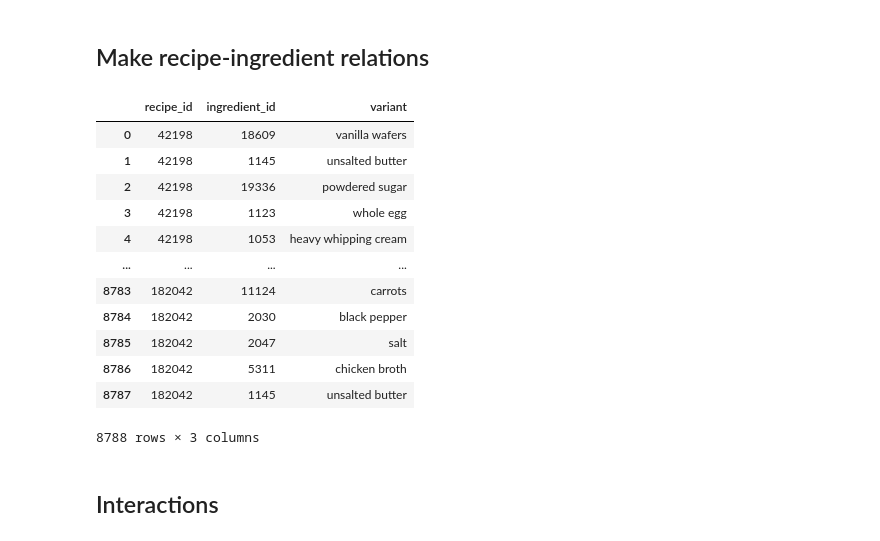
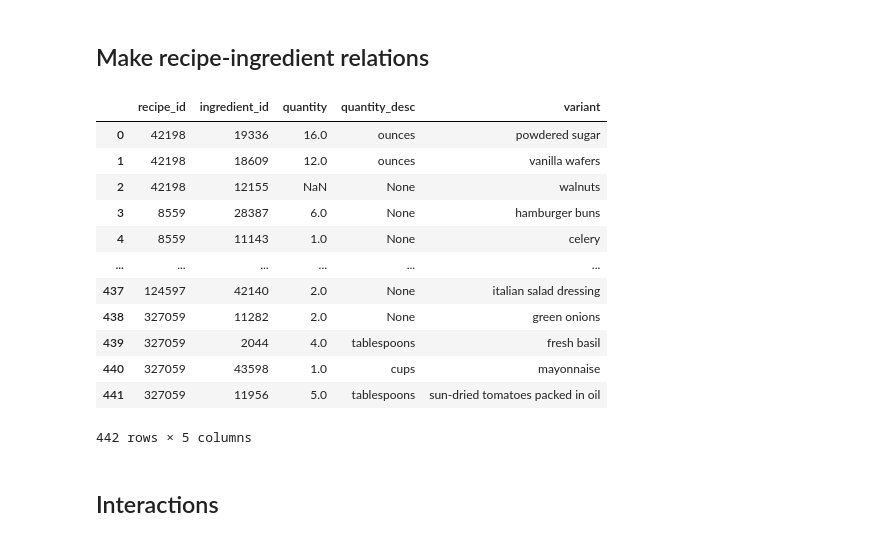
Before and after one commit to aprinawang/db-project, a Jupyter notebook: data/generate_csv.ipynb, the cells around one changed output. Drawn from its saved outputs; the diff is of its cells as text; code cells hidden in the pictures.

```diff
--- a/data/generate_csv.ipynb
+++ b/data/generate_csv.ipynb
@@ -79,9 +176,10 @@ def matchWord(target, tomatch):
 #### Get recipes that match cleaned ingredients
 # %%
 valid = dict()
+valid_with_ingred = dict()
 bad_match = dict()
 no_match = []
-for _, recipe in recipes.loc[:20000].iterrows():
+for _, recipe in recipes.loc[:2000].iterrows():
   skip = False
   ingreds_in_recipe = dict()
   for ingred in recipe["ingredients"]:
@@ -101,6 +199,9 @@ for _, recipe in recipes.loc[:20000].iterrows():
       skip = True
       break
   if not skip:
-    # print(ingreds_in_recipe)
-    valid[recipe['name']] = ingreds_in_recipe
+    quantity_info = get_ingredient_quantities(recipe)
+    if quantity_info:
+      result_dict = {key: (ingreds_in_recipe[key], quantity_info[key]) for key in set(ingreds_in_recipe) & set(quantity_info)}
+      valid_with_ingred[recipe['name']] = (quantity_info)
+      valid[recipe['name']] = result_dict
     skip = False
@@ -108,11 +227,11 @@ for _, recipe in recipes.loc[:20000].iterrows():
 ## Get needed ingredients
 # %%
 print("Valid recipes: ", len(valid))
-unique_ingreds = list(set(ingred for recipe in valid.values() for ingred in recipe.values()))
+unique_ingreds = list(set(ingred for recipe in valid.values() for ingred, _ in recipe.values()))
 print("Unique ingredients in recipes: ", len(unique_ingreds))
 
 mask = ingredients['Cleaned_Desc'].isin(unique_ingreds)
 unneeded_cols = ["Shrt_Desc", "Refuse_Pct", "index"]
-ingredients_csv = ingredients[mask].drop(columns=unneeded_cols).drop_duplicates(subset=['Cleaned_Desc'], keep='first').reset_index(drop=True)
-ingredients_csv
+ingredients_working = ingredients[mask].drop(columns=unneeded_cols).drop_duplicates(subset=['Cleaned_Desc'], keep='first').reset_index(drop=True)
+ingredients_working
 # %% [output]
@@ -136,8 +312,10 @@ Unique ingredients in recipes:  544
 # %%
 valid_recipe_names = list(valid.keys())
 
-recipes_csv = recipes[recipes['name'].isin(valid_recipe_names)].drop_duplicates(subset=['name'], keep='first').reset_index(drop=True)
+recipes_working = recipes[recipes['name'].isin(valid_recipe_names)].drop_duplicates(subset=['name'], keep='first').reset_index(drop=True)
 
-recipes_csv
+recipes_working['steps'] = recipes_working['steps'].apply(ast.literal_eval)
+
+recipes_working
 # %% [output]
 |  | name | id | minutes | contributor_id | submitted | tags | nutrition | n_steps | steps | ... |
@@ -155,0 +364,11 @@ recipes_csv
+# %%
+recipes_working
+
+to_keep = ["name", "id", "contributor_id", "submitted", "tags", "description", "nutrition"]
+to_drop = set(recipes_working.columns) - set(to_keep)
+
+recipes_csv = recipes_working.drop(columns=to_drop)
+recipes_csv['calories'] = recipes_working['nutrition'].apply(ast.literal_eval).apply(lambda arr: arr[0])
+recipes_csv = recipes_csv.drop(columns=['nutrition'])
+
+recipes_csv
@@ -158,33 +391,33 @@ recipes_csv
 # %%
 def find_recipe_id(recipe_name):
   return recipes_csv[recipes_csv['name'] == recipe_name]['id'].item()
 
 def find_ingredient_id(ingredient_name):
   return ingredients_csv[ingredients_csv['Cleaned_Desc'] == ingredient_name]["NDB_No"].item()
 
 def create_relationship(recipe_name, ingredients):
   recipe_id = find_recipe_id(recipe_name)
-  ingred_rows = [{"recipe_id": recipe_id, "ingredient_id": find_ingredient_id(value), "variant": key} for key, value in ingredients.items()]
+  ingred_rows = [{"recipe_id": recipe_id, "ingredient_id": find_ingredient_id(name), "quantity": quantity, "quantity_desc": type, "variant": key} for key, (name, (quantity, type)) in ingredients.items()]
   return ingred_rows
 
-relation_temp = [create_relationship(recipe_name, ingredients) for recipe_name, ingredients in valid.items()]
+relation_temp = [create_relationship(recipe_name, ingredients) for recipe_name, (ingredients) in valid.items()]
 ingredient_in_csv = pd.DataFrame([row for rows in relation_temp for row in rows])
 
 ingredient_in_csv
 # %% [output]
-|  | recipe_id | ingredient_id | variant |
-| 0 | 42198 | 18609 | vanilla wafers |
-| 1 | 42198 | 1145 | unsalted butter |
-| 2 | 42198 | 19336 | powdered sugar |
-| 3 | 42198 | 1123 | whole egg |
-| 4 | 42198 | 1053 | heavy whipping cream |
-| ... | ... | ... | ... |
-| 8783 | 182042 | 11124 | carrots |
-| 8784 | 182042 | 2030 | black pepper |
-| 8785 | 182042 | 2047 | salt |
-| 8786 | 182042 | 5311 | chicken broth |
-| 8787 | 182042 | 1145 | unsalted butter |
+|  | recipe_id | ingredient_id | quantity | quantity_desc | variant |
+| 0 | 42198 | 19336 | 16.0 | ounces | powdered sugar |
+| 1 | 42198 | 18609 | 12.0 | ounces | vanilla wafers |
+| 2 | 42198 | 12155 | NaN | None | walnuts |
+| 3 | 8559 | 28387 | 6.0 | None | hamburger buns |
+| 4 | 8559 | 11143 | 1.0 | None | celery |
+| ... | ... | ... | ... | ... | ... |
+| 437 | 124597 | 42140 | 2.0 | None | italian salad dressing |
+| 438 | 327059 | 11282 | 2.0 | None | green onions |
+| 439 | 327059 | 2044 | 4.0 | tablespoons | fresh basil |
+| 440 | 327059 | 43598 | 1.0 | cups | mayonnaise |
+| 441 | 327059 | 11956 | 5.0 | tablespoons | sun-dried tomatoes packed in oil |
-8788 rows × 3 columns
+442 rows × 5 columns
 # %% [markdown]
 ## Interactions
 # %%
```
Also changed, not shown: parts of 16 cells of this notebook, 8 other files.
